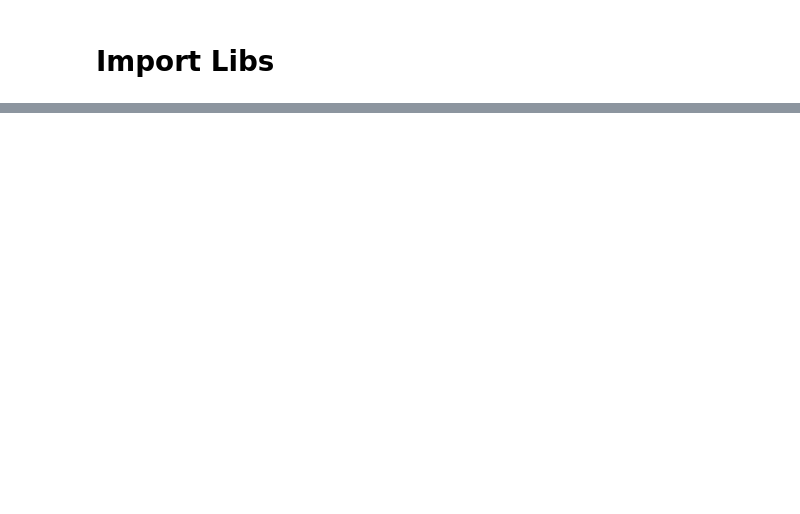
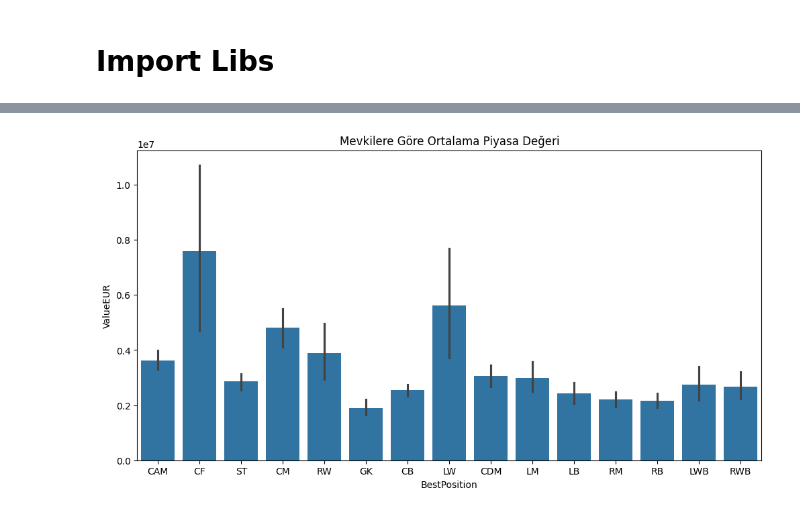
Before and after one commit to burakltnds/fifa23_futbolcu_piyasa_deger_tahmini, a Jupyter notebook: futbolcu_piyasa_deger_tahmini.ipynb, the cells around one changed output, grey strips where cells are left out. Drawn from its saved outputs; the diff is of its cells as text; code cells hidden in the pictures; blank space fills up the shorter version.

```diff
--- a/futbolcu_piyasa_deger_tahmini.ipynb
+++ b/futbolcu_piyasa_deger_tahmini.ipynb
@@ -18,0 +167,7 @@ from sklearn.pipeline import Pipeline
+# %%
+plt.figure(figsize=(12,6))
+sns.barplot(x='BestPosition', y='ValueEUR', data=df)
+plt.title('Mevkilere Göre Ortalama Piyasa Değeri')
+plt.show()
+# %% [output]
+[figure, added]
```
Also changed, not shown: parts of 21 cells of this notebook.
